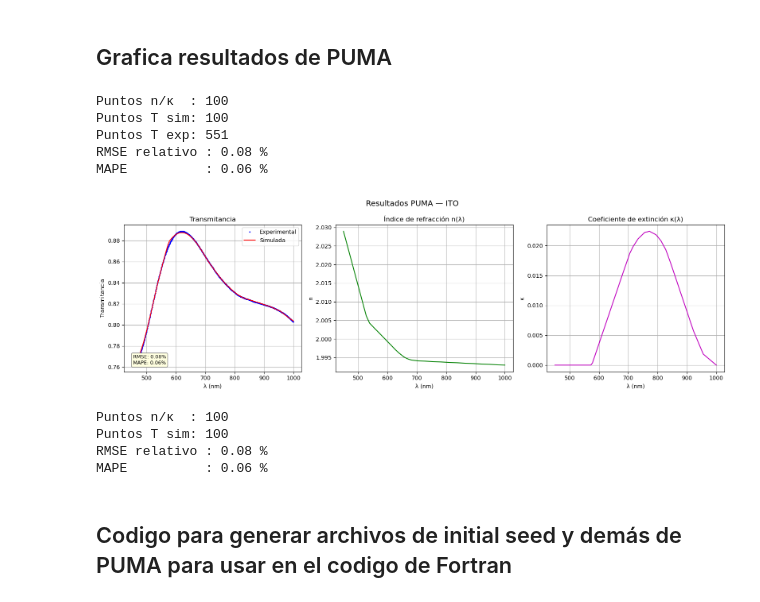
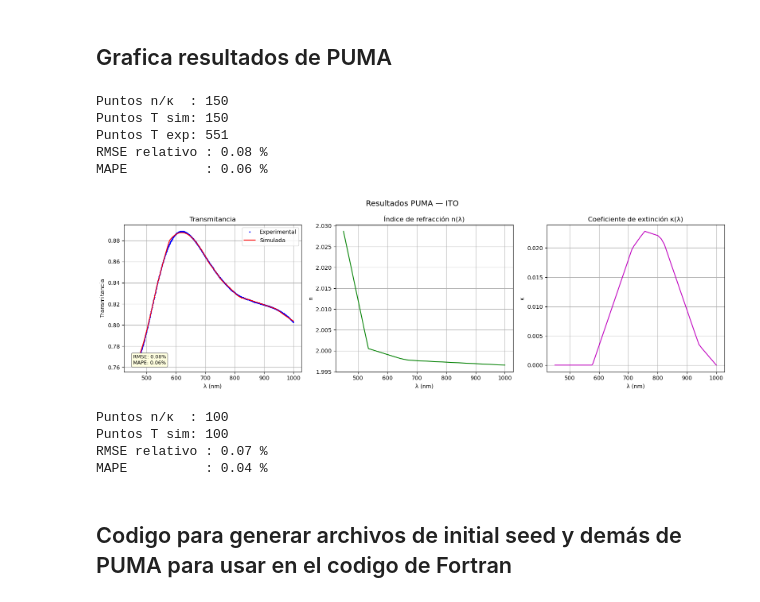
Before and after one commit to Gabo1812/Lab_Avanzado, a Jupyter notebook: tuto_puma_optimizado.ipynb, the cells around one changed output. Cells and saved outputs as stored; diff of their text form; code cells hidden in the pictures.

```diff
--- a/tuto_puma_optimizado.ipynb
+++ b/tuto_puma_optimizado.ipynb
@@ -389,7 +389,7 @@ import matplotlib.pyplot as plt
 from scipy.interpolate import interp1d
 
 # === Archivos ===
-filename_sim = r"C:\Users\Gabo\Computacional\LabAvanzadoII\ITO_result_PUMA\ITO_s70_450-1000.txt"
+filename_sim = r"C:\Users\Gabo\Computacional\LabAvanzadoII\ITO_result_PUMA\ITO_s70_450-1000-2.txt"
 filename_exp = r"C:\Users\Gabo\Computacional\LabAvanzadoII\ITO_filtrado\ITO_filtrado_450-1000.txt"
 
 # === Parser por secciones ===
@@ -461,44 +461,44 @@ axes[0].plot(lambda_exp, T_exp,  'b.', markersize=3, label="Experimental")
 axes[0].plot(lambda2,    T_sim,  'r-', linewidth=1.5, label="Simulada")
 axes[0].set_xlabel("λ (nm)")
 axes[0].set_ylabel("Transmitancia")
 axes[0].set_title("Transmitancia")
 axes[0].legend()
 axes[0].grid(True)
 axes[0].annotate(f"RMSE: {percent_rmse:.2f}%\nMAPE: {mape:.2f}%",
                  xy=(0.05, 0.05), xycoords="axes fraction", fontsize=9,
                  bbox=dict(boxstyle="round,pad=0.3", facecolor="lightyellow", edgecolor="gray"))
 
 # 2. n vs λ
 axes[1].plot(lambda1, n, 'g-', linewidth=1.5)
 axes[1].set_xlabel("λ (nm)")
 axes[1].set_ylabel("n")
 axes[1].set_title("Índice de refracción n(λ)")
 axes[1].grid(True)
 
 # 3. κ vs λ
 axes[2].plot(lambda1, kappa, 'm-', linewidth=1.5)
 axes[2].set_xlabel("λ (nm)")
 axes[2].set_ylabel("κ")
 axes[2].set_title("Coeficiente de extinción κ(λ)")
 axes[2].grid(True)
 
 plt.tight_layout()
 plt.show()
 # %% [output]
-Puntos n/κ  : 100
-Puntos T sim: 100
+Puntos n/κ  : 150
+Puntos T sim: 150
 Puntos T exp: 551
 RMSE relativo : 0.08 %
 MAPE          : 0.06 %
-[figure, old version]
+[figure, new version]
 # %%
 import numpy as np
 import plotly.graph_objects as go
 from scipy.interpolate import interp1d
 
 # === Archivos ===
-filename_sim = r"C:\Users\Gabo\Computacional\LabAvanzadoII\ITO_result_PUMA\ITO_s70_450-1000.txt"
-filename_exp = r"C:\Users\Gabo\Computacional\LabAvanzadoII\ITO_filtrado\ITO_filtrado_450-1000.txt"
+filename_sim = r"C:\Users\Gabo\Computacional\LabAvanzadoII\ITO_result_PUMA\ITO_s70_535-1000.txt"
+filename_exp = r"C:\Users\Gabo\Computacional\LabAvanzadoII\ITO_filtrado\ITO_filtrado_535-1000.txt"
 
 # === Parser por secciones usando encabezados como marcadores ===
 block_nk = []   # λ, n, kappa
@@ -603,8 +603,8 @@ fig3.show()
 # %% [output]
 Puntos n/κ  : 100
 Puntos T sim: 100
-RMSE relativo : 0.08 %
-MAPE          : 0.06 %
+RMSE relativo : 0.07 %
+MAPE          : 0.04 %
 # %% [markdown]
 ## Codigo para generar archivos de initial seed y demás de PUMA para usar en el codigo de Fortran
 # %%
```
Also changed, not shown: parts of 4 cells of this notebook, 17 other files.
